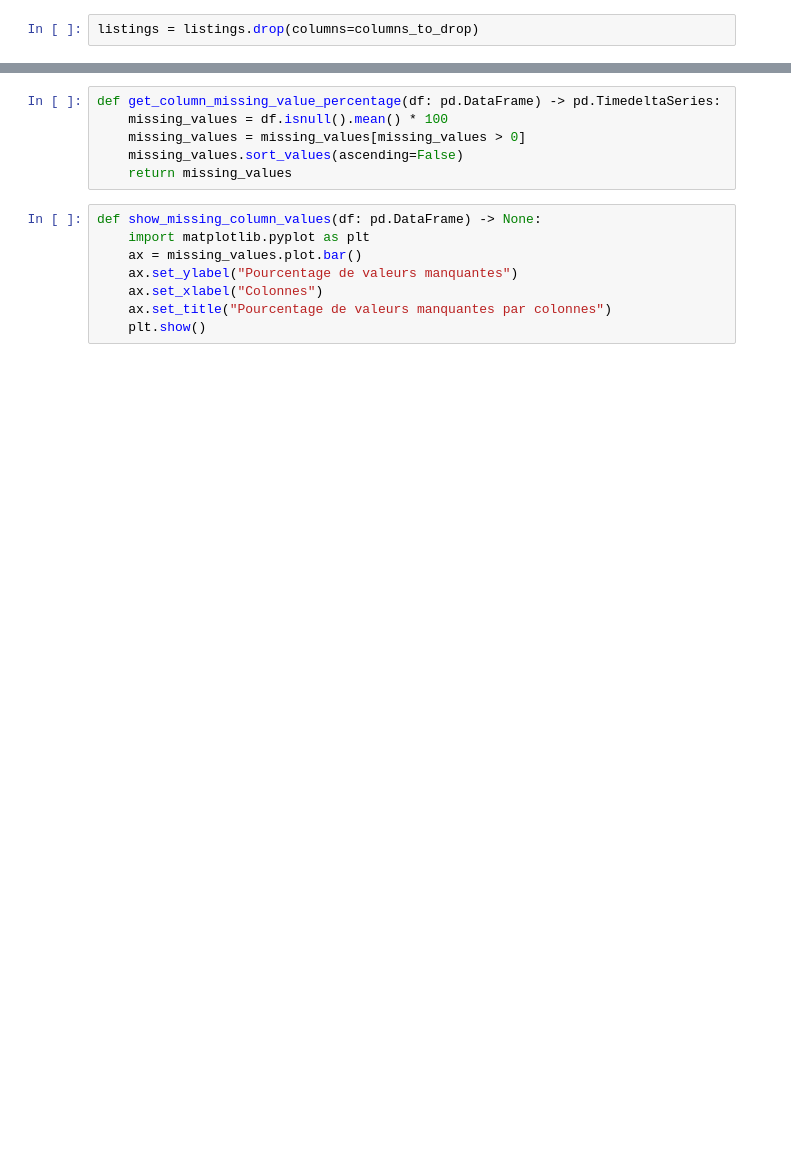
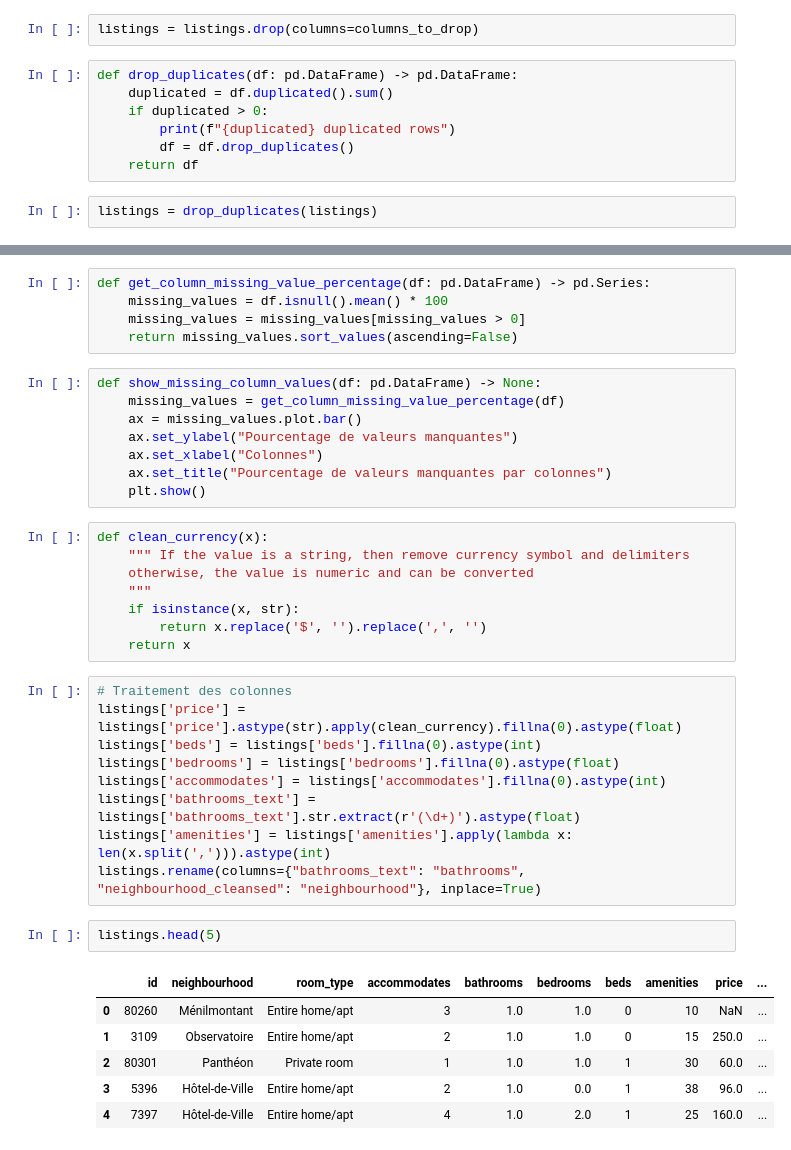
Before and after one commit to AymaneIsmail/airbnb_price_prediction, a Jupyter notebook: Cleaning.ipynb, the cells around one changed output, grey strips where cells are left out. Drawn from its saved outputs; the diff is of its cells as text; blank space fills up the shorter version.

```diff
--- a/Cleaning.ipynb
+++ b/Cleaning.ipynb
@@ -86,3 +108,12 @@ columns_to_drop = [
 ]
 # %%
 listings = listings.drop(columns=columns_to_drop)
+# %%
+def drop_duplicates(df: pd.DataFrame) -> pd.DataFrame:
+    duplicated = df.duplicated().sum()
+    if duplicated > 0:
+        print(f"{duplicated} duplicated rows")
+        df = df.drop_duplicates()
+    return df
+# %%
+listings = drop_duplicates(listings)
@@ -89,14 +131,39 @@ listings = listings.drop(columns=columns_to_drop)
 # %%
-def get_column_missing_value_percentage(df: pd.DataFrame) -> pd.TimedeltaSeries:
+def get_column_missing_value_percentage(df: pd.DataFrame) -> pd.Series:
     missing_values = df.isnull().mean() * 100
     missing_values = missing_values[missing_values > 0]
-    missing_values.sort_values(ascending=False)
-    return missing_values
+    return missing_values.sort_values(ascending=False)
 # %%
 def show_missing_column_values(df: pd.DataFrame) -> None:
-    import matplotlib.pyplot as plt
+    missing_values = get_column_missing_value_percentage(df)
     ax = missing_values.plot.bar()
     ax.set_ylabel("Pourcentage de valeurs manquantes")
     ax.set_xlabel("Colonnes")
     ax.set_title("Pourcentage de valeurs manquantes par colonnes")
     plt.show()
+# %%
+def clean_currency(x):
+    """ If the value is a string, then remove currency symbol and delimiters
+    otherwise, the value is numeric and can be converted
+    """
+    if isinstance(x, str):
+        return x.replace('$', '').replace(',', '')
+    return x
+# %%
+# Traitement des colonnes
+listings['price'] = listings['price'].astype(str).apply(clean_currency).fillna(0).astype(float)
+listings['beds'] = listings['beds'].fillna(0).astype(int)
+listings['bedrooms'] = listings['bedrooms'].fillna(0).astype(float)
+listings['accommodates'] = listings['accommodates'].fillna(0).astype(int)
+listings['bathrooms_text'] = listings['bathrooms_text'].str.extract(r'(\d+)').astype(float)
+listings['amenities'] = listings['amenities'].apply(lambda x: len(x.split(','))).astype(int)
+listings.rename(columns={"bathrooms_text": "bathrooms", "neighbourhood_cleansed": "neighbourhood"}, inplace=True)
+# %%
+listings.head(5)
+# %% [output]
+|  | id | neighbourhood | room_type | accommodates | bathrooms | bedrooms | beds | amenities | price | ... |
+| 0 | 80260 | Ménilmontant | Entire home/apt | 3 | 1.0 | 1.0 | 0 | 10 | NaN | ... |
+| 1 | 3109 | Observatoire | Entire home/apt | 2 | 1.0 | 1.0 | 0 | 15 | 250.0 | ... |
+| 2 | 80301 | Panthéon | Private room | 1 | 1.0 | 1.0 | 1 | 30 | 60.0 | ... |
+| 3 | 5396 | Hôtel-de-Ville | Entire home/apt | 2 | 1.0 | 0.0 | 1 | 38 | 96.0 | ... |
+| 4 | 7397 | Hôtel-de-Ville | Entire home/apt | 4 | 1.0 | 2.0 | 1 | 25 | 160.0 | ... |
```
Also changed, not shown: parts of 28 cells of this notebook, 26 other files.
